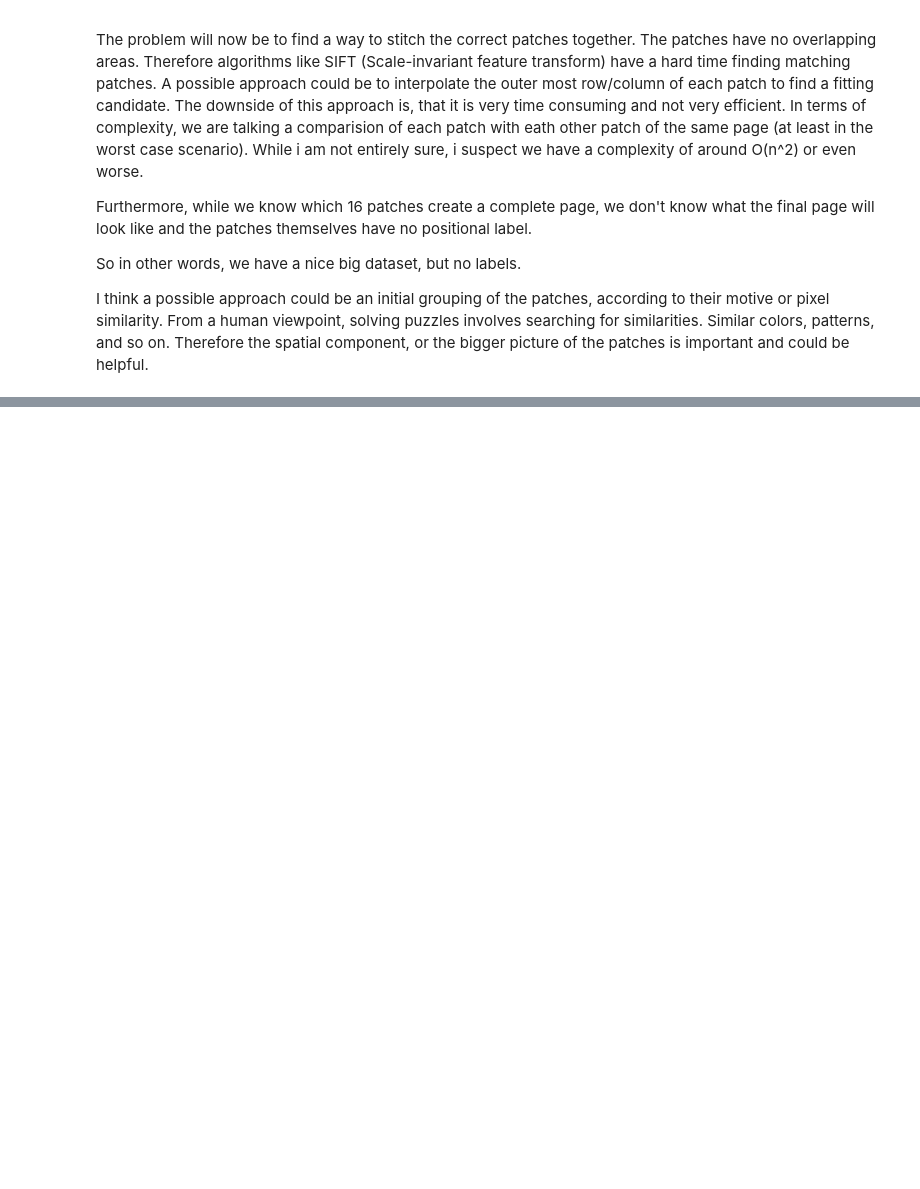
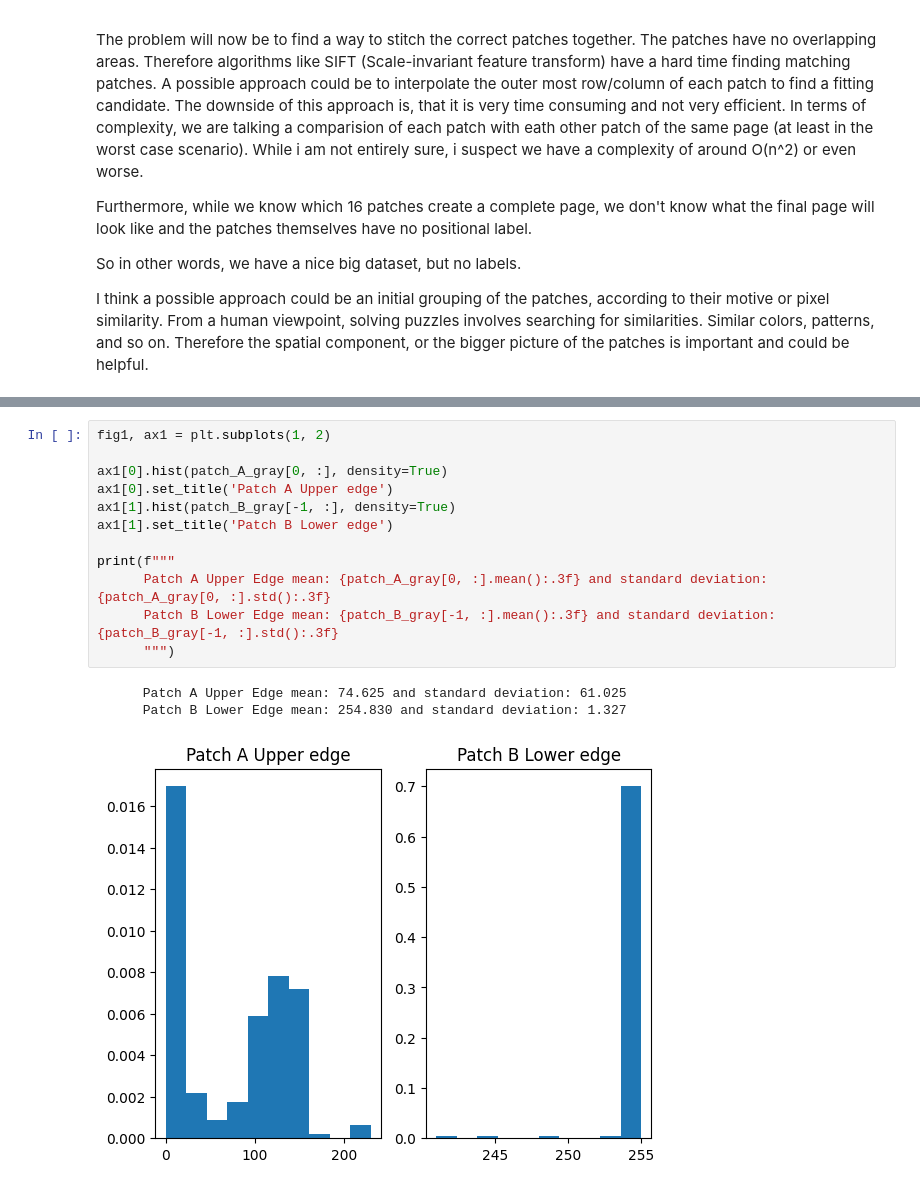
Before and after one commit to Ay-De/OPM_tonarinoyj_webscrapper, a Jupyter notebook: dataset_analysis.ipynb, the cells around one changed output, grey strips where cells are left out. Drawn from its saved outputs; the diff is of its cells as text; blank space fills up the shorter version.

```diff
--- a/dataset_analysis.ipynb
+++ b/dataset_analysis.ipynb
@@ -119,0 +235,16 @@ print(eucl_dist)
+# %%
+fig1, ax1 = plt.subplots(1, 2)
+
+ax1[0].hist(patch_A_gray[0, :], density=True)
+ax1[0].set_title('Patch A Upper edge')
+ax1[1].hist(patch_B_gray[-1, :], density=True)
+ax1[1].set_title('Patch B Lower edge')
+
+print(f"""
+      Patch A Upper Edge mean: {patch_A_gray[0, :].mean():.3f} and standard deviation: {patch_A_gray[0, :].std():.3f}
+      Patch B Lower Edge mean: {patch_B_gray[-1, :].mean():.3f} and standard deviation: {patch_B_gray[-1, :].std():.3f}
+      """)
+# %% [output]
+      Patch A Upper Edge mean: 74.625 and standard deviation: 61.025
+      Patch B Lower Edge mean: 254.830 and standard deviation: 1.327
+[figure, added]
```
Also changed, not shown: parts of 17 cells of this notebook.
